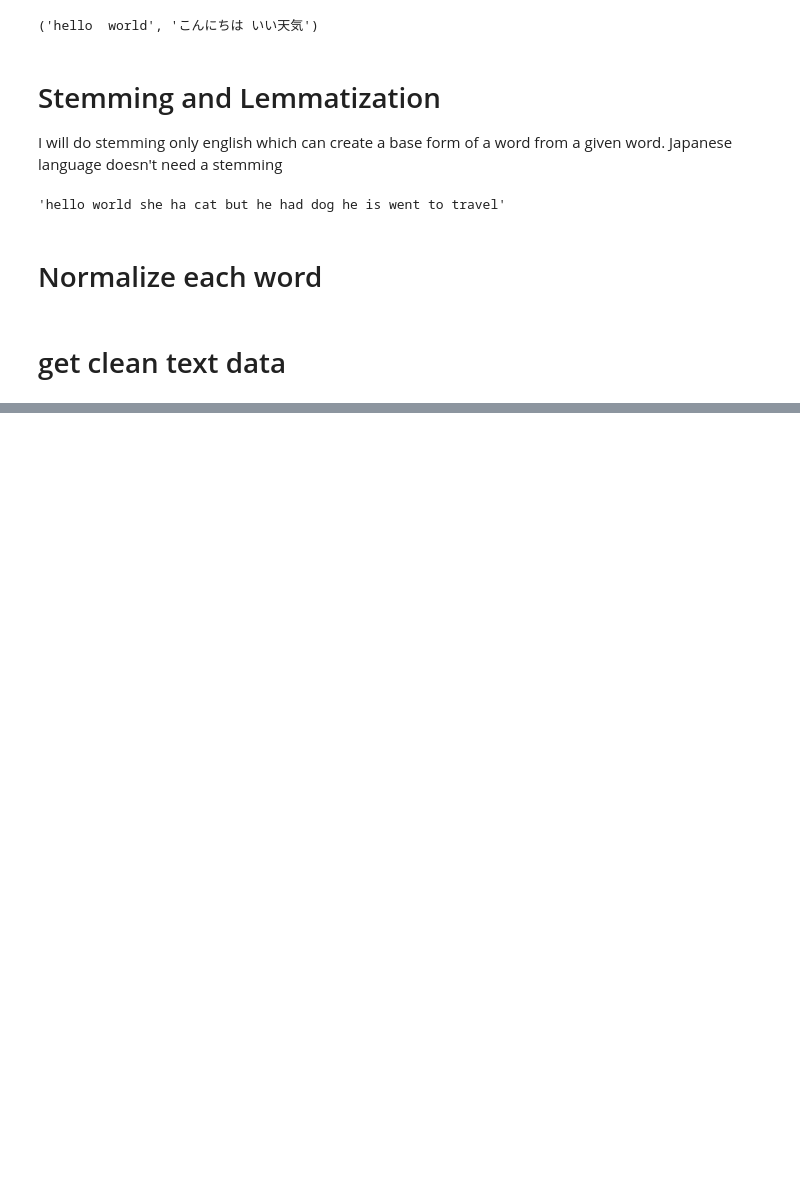
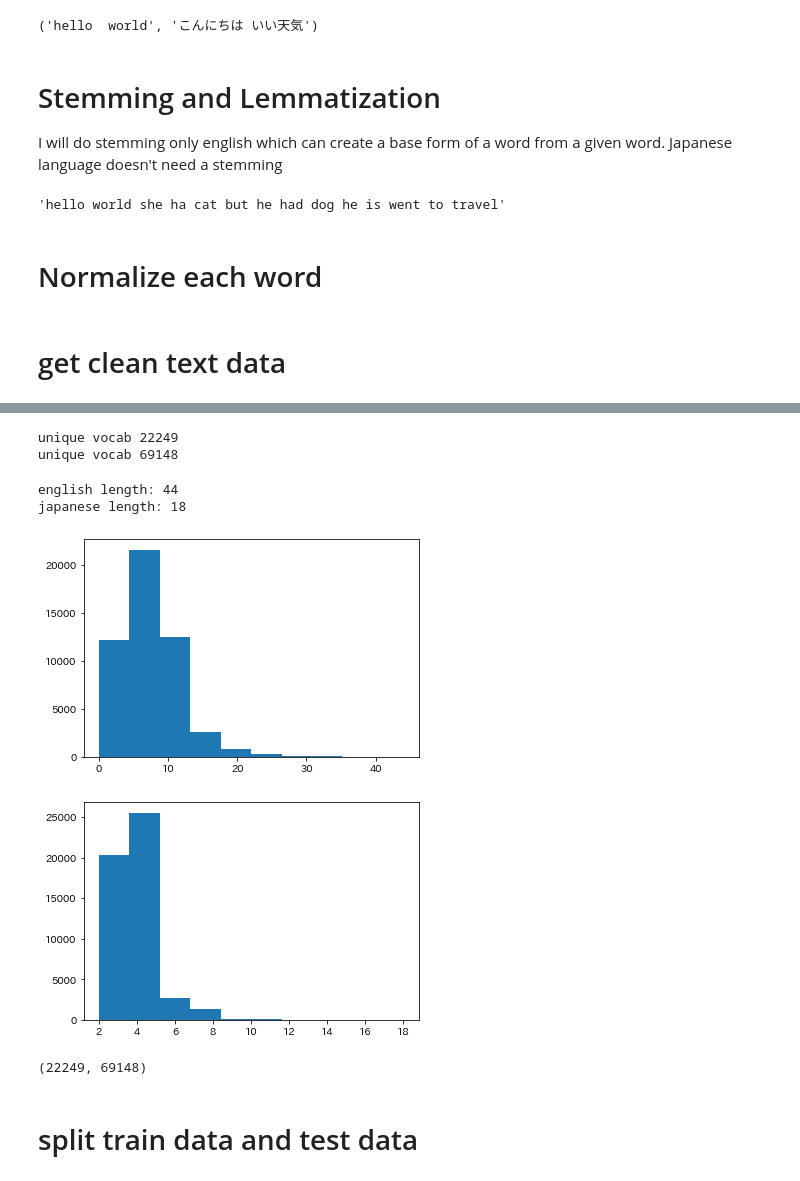
Before and after one commit to atsushii/Neural-Machine-Translation-Project, a Jupyter notebook: text_translation/translation_en_to_ja.ipynb, the cells around one changed output, grey strips where cells are left out. Cells and saved outputs as stored; diff of their text form; code cells hidden in the pictures; blank space fills up the shorter version.

```diff
--- a/text_translation/translation_en_to_ja.ipynb
+++ b/text_translation/translation_en_to_ja.ipynb
@@ -336,8 +336,8 @@ def normalize_english(english_text, japanese_text):
         en_text = english_unicode_to_ascii(en_text)
         en_text = expand_constraction(en_text)
         en_text = replace_special_character_to_space(en_text)
-        en_text = "<sos> " + en_text + " <eos>"
 
+        # input value doesn't need  a START and END sentence
         input_value += (en_text, )
 
         # normalize Japanese
@@ -345,7 +345,8 @@ def normalize_english(english_text, japanese_text):
         ja_text = expand_constraction(ja_text)
         ja_text = replace_special_character_to_space(ja_text)
 
-        ja_text = "<sos> " + ja_text + " <eos>"
+        # add StTART and END sentence
+        ja_text = "START_ " + ja_text + " _END"
 
         target_value += (ja_text, )
 
@@ -809,12 +355,0 @@ def predict_sequence(model, tokenizer, x, y):
-# %%
-actual = list()
-predicted = list()
-for i, (en, ja) in enumerate(zip(X_test[:30], Y_test_input[:30])):
-  # translate encoded source text
-
-  en = en.reshape((1, en.shape[0]))
-  ja = ja.reshape((1, ja.shape[0]))
-  translation = predict_sequence(model, ja_tokenizer, en, ja)
-
-  actual.append([decoder_output_test[i]])
-  predicted.append(translation)
@@ -958,0 +356,7 @@ ValueError: ignored
+# %%
+# get normalize text data
+input_value, target_value = normalize_english(en, ja)
+
+# convert to Series
+x = pd.Series(input_value)
+y = pd.Series(target_value)
@@ -958,0 +372,53 @@ ValueError: ignored
+# %%
+# get unique vocab
+
+# input value
+all_eng = set()
+for input_lang in x:
+    for word in input_lang.split():
+        if word not in all_eng:
+            all_eng.add(word)
+
+# target value
+all_ja = set()
+for target_lang in y:
+    for word in target_lang.split():
+        if word not in all_ja:
+            all_ja.add(word)
+
+print("unique vocab %d" % len(all_eng))
+print("unique vocab %d" %len(all_ja))
+# %% [output]
+unique vocab 22249
+unique vocab 69148
+# %%
+# max length of input sentense and target sentense
+english_len = [len(i.split()) for i in x]
+
+japanese_len = [len(i.split()) for i in y]
+
+plt.figure()
+plt.hist(english_len)
+
+plt.figure()
+plt.hist(japanese_len)
+
+# print max length
+print("english length:", max(english_len))
+print("japanese length:", max(japanese_len))
+max_len_input =  max(english_len)
+max_len_target =  max(japanese_len)
+# %% [output]
+english length: 44
+japanese length: 18
+[figure, added]
+[figure, added]
+# %%
+input_word = sorted(list(all_eng))
+target_word = sorted(list(all_ja))
+
+num_encoder_tokens = len(all_eng)
+num_decoder_tokens = len(all_ja)
+num_encoder_tokens, num_decoder_tokens
+# %% [output]
+(22249, 69148)
@@ -958,0 +434,2 @@ ValueError: ignored
+# %% [markdown]
+# split train data and test data
```
Also changed, not shown: parts of 69 cells of this notebook.
